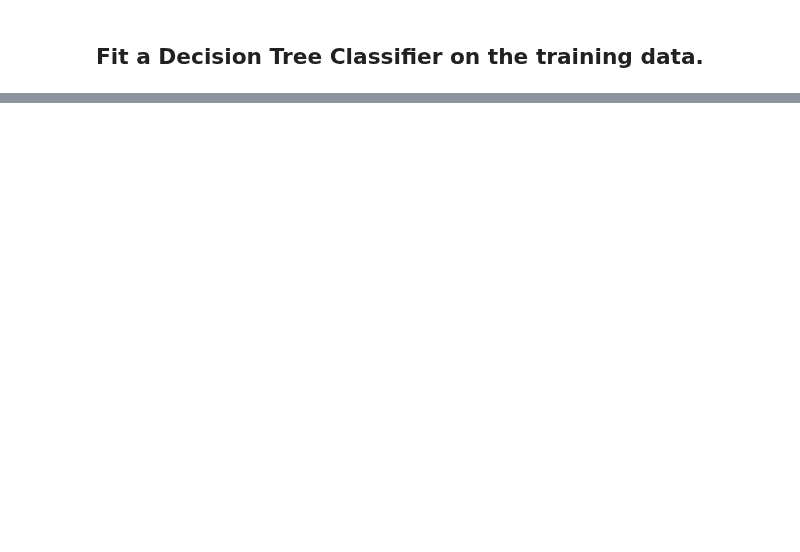
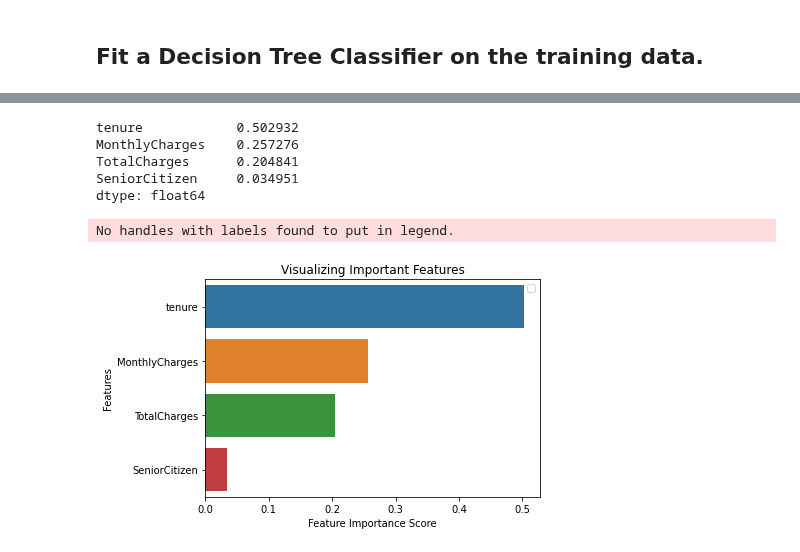
Before and after one commit to AyseSubasi/BootCamp-Aug, a Jupyter notebook: Machine_Learning/datapreproccesing/solutions/Logistic Regression + Decision Tree.ipynb, the cells around one changed output, grey strips where cells are left out. Cells and saved outputs as stored; diff of their text form; code cells hidden in the pictures; blank space fills up the shorter version.

```diff
--- a/Machine_Learning/datapreproccesing/solutions/Logistic Regression + Decision Tree.ipynb
+++ b/Machine_Learning/datapreproccesing/solutions/Logistic Regression + Decision Tree.ipynb
@@ -261,0 +358,5 @@ X_train #x0-> tenure X2:monthly charges #x3totalcharges
+# %%
+from sklearn.model_selection import cross_val_score
+clf = RandomForestClassifier(max_depth=2, random_state=0)
+cross_val_scores = cross_val_score(clf, X_train, y_train, cv=10)
+cross_val_scores
@@ -261,0 +388,24 @@ X_train #x0-> tenure X2:monthly charges #x3totalcharges
+# %%
+feature_imp = pd.Series(clf.feature_importances_,index=X.columns).sort_values(ascending=False)
+feature_imp
+# %% [output]
+tenure            0.502932
+MonthlyCharges    0.257276
+TotalCharges      0.204841
+SeniorCitizen     0.034951
+dtype: float64
+# %%
+import matplotlib.pyplot as plt
+import seaborn as sns
+%matplotlib inline
+# Creating a bar plot
+sns.barplot(x=feature_imp, y=feature_imp.index)
+# Add labels to your graph
+plt.xlabel('Feature Importance Score')
+plt.ylabel('Features')
+plt.title("Visualizing Important Features")
+plt.legend()
+plt.show()
+# %% [output]
+No handles with labels found to put in legend.
+[figure, added]
```
Also changed, not shown: parts of 40 cells of this notebook, 2 other files.
